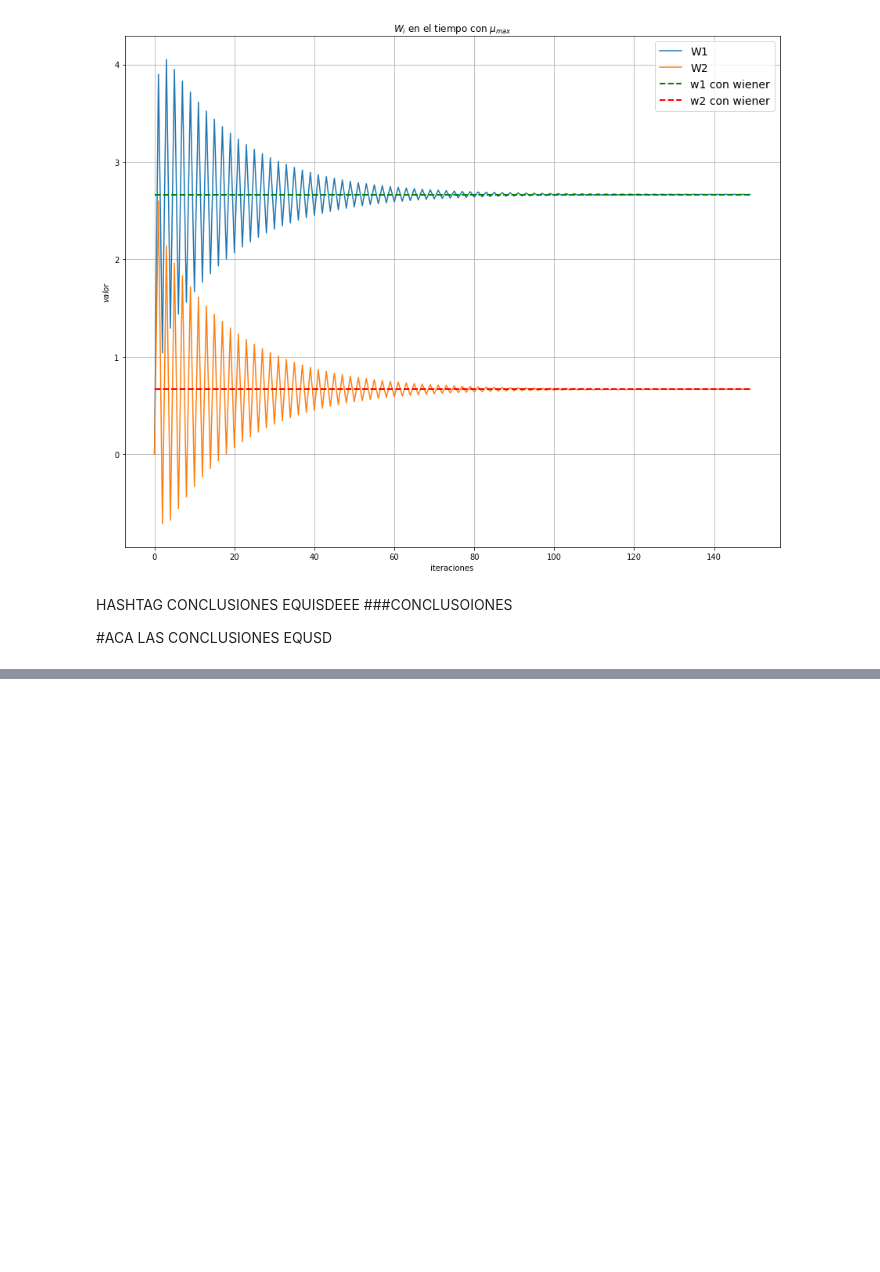
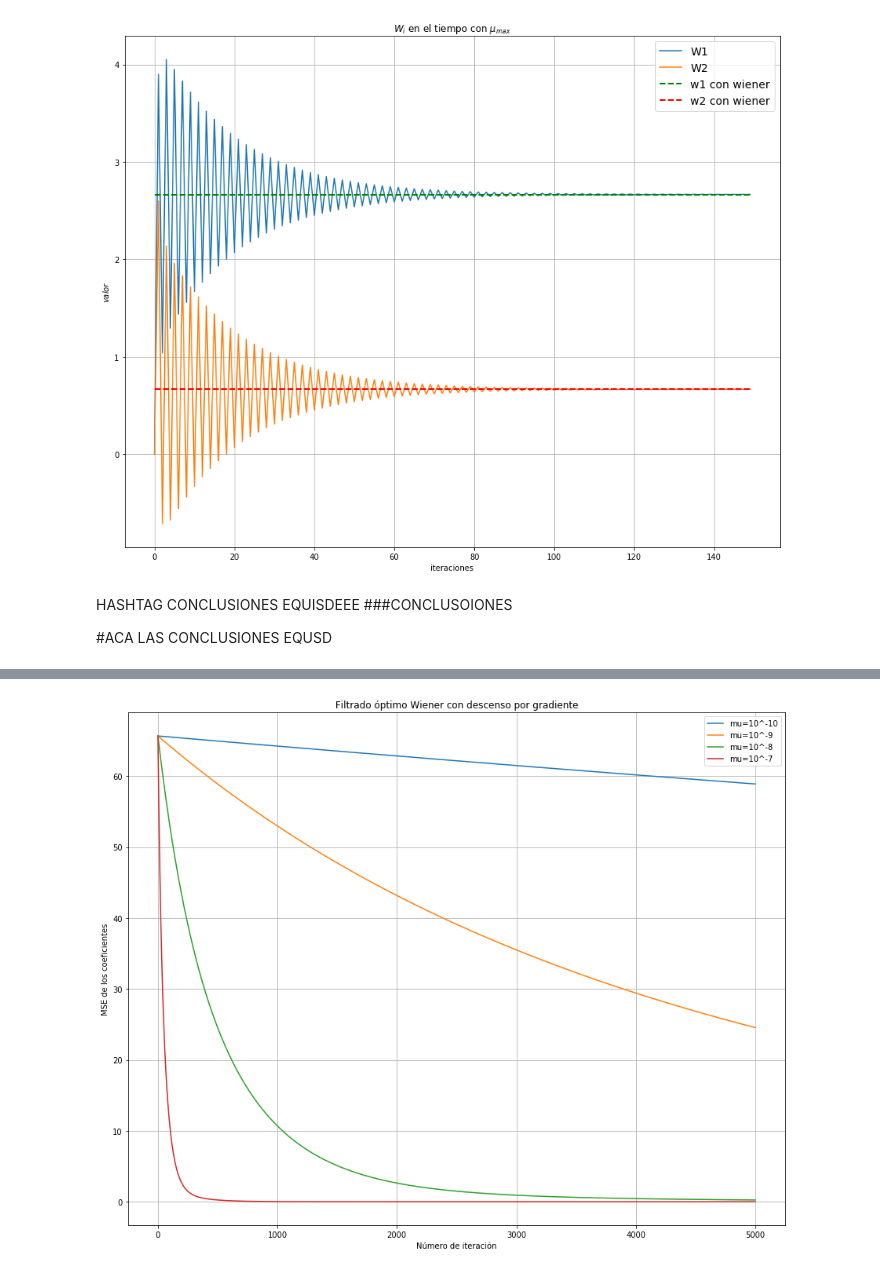
Before and after one commit to LuFernandez/PASA, a Jupyter notebook: lab4/lab4.ipynb, the cells around one changed output, grey strips where cells are left out. Saved outputs shown, nothing was run; the diff lists cells and outputs as text; code cells hidden in the pictures; blank space fills up the shorter version.

```diff
--- a/lab4/lab4.ipynb
+++ b/lab4/lab4.ipynb
@@ -172,0 +187,83 @@ HASHTAG CONCLUSIONES EQUISDEEE
+# %%
+"""Prueba de filtrado óptimo Wiener con descenso por gradiente.
+
+22.46 Procesamiento adaptativo de Señales Aleatorias
+"""
+
+
+import math
+import numpy as np
+from scipy import signal
+from scipy.io import wavfile
+from scipy.linalg import toeplitz
+from numpy.linalg import inv
+import matplotlib.pyplot as plt
+
+# Simula un canal
+def simulate_channel(y, snr_db):
+    w = [1.0000, 2.4156, 2.2226, 0.9578, 0.1884, 0.0130];
+    u = signal.filtfilt(1, w, y);
+
+    # Añade ruido blanco
+    Pmeas = np.var(y);
+    snr = 10 ** (snr_db / 10);
+    P_noise = Pmeas / snr;
+    additive_white_noise = math.sqrt(P_noise) * np.random.randn(*u.shape);
+
+    # Simula cuantización
+    u = np.round(u + additive_white_noise);
+
+    return (u, w)
+
+# Lee archivo de entrada
+fs, d = wavfile.read('Tamara_Laurel_-_Sweet_extract.wav')
+d = np.float32(d)
+
+# Simula un canal
+u, w_true = simulate_channel(d, 80);
+
+# Extrae segmentos de un segundo de ambas señales
+s_start = 8;
+d = d[s_start * fs:(s_start + 1) * fs];
+u = u[s_start * fs:(s_start + 1) * fs];
+
+# Estima la autocorrelación y correlación cruzada
+N_THETA = 6;
+r = np.correlate(u, u, 'full') / len(u);
+r = r[(len(u) - 1):len(u) - 1 + N_THETA];
+R = toeplitz(r);
+
+p = np.correlate(d, u, 'full') / len(u);
+p = p[(len(u) - 1):len(u) - 1 + N_THETA];
+
+# Determina el filtro óptimo Wiener
+w_wiener = inv(R).dot(p);
+
+# Encuentra el filtro óptimo Wiener con descenso por gradiente
+mus = [1e-10, 1e-9, 1e-8, 1e-7]; # Diferentes tamaños de paso
+w0 = np.zeros(N_THETA);
+Wt = np.zeros((N, len(w0)))
+
+plt.figure(figsize=(15, 12))
+for mu in mus:
+    N = 5000; # Número de iteraciones
+
+    # Llama a la función de filtrado óptimo Wiener con descenso por gradiente.
+    # Las filas de Wt representan los filtros en diferentes instantes.
+    Wt = steepest_descent_test(R, p, w0, mu, N);
+
+    # Calcula instante a instante el error cuadrático medio de los
+    # coeficientes del filtro respecto de los coeficientes del filtro óptimo.
+    mse_coeffs = np.mean((Wt - w_wiener) ** 2, 1)
+    plt.plot(mse_coeffs, label='mu=10^%i' % math.log10(mu))
+
+# Representación
+
+plt.xlabel('Número de iteración')
+plt.ylabel('MSE de los coeficientes')
+plt.title('Filtrado óptimo Wiener con descenso por gradiente')
+plt.grid(True)
+plt.legend(loc='upper right')
+plt.show()
+# %% [output]
+[figure, added]
```
Also changed, not shown: parts of 7 cells of this notebook.
